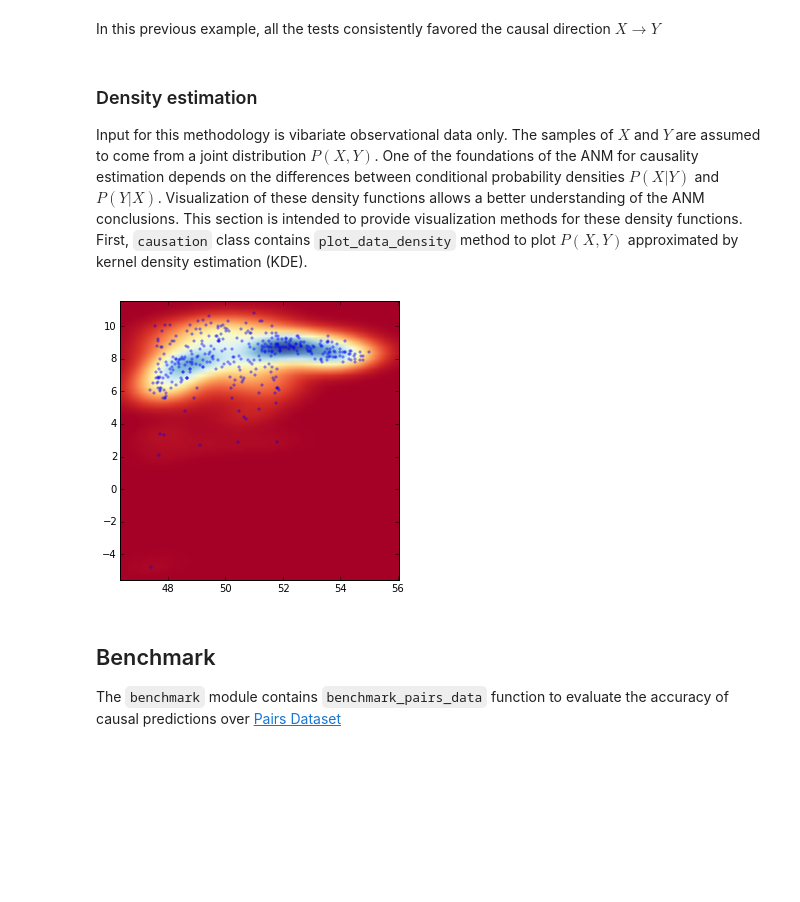
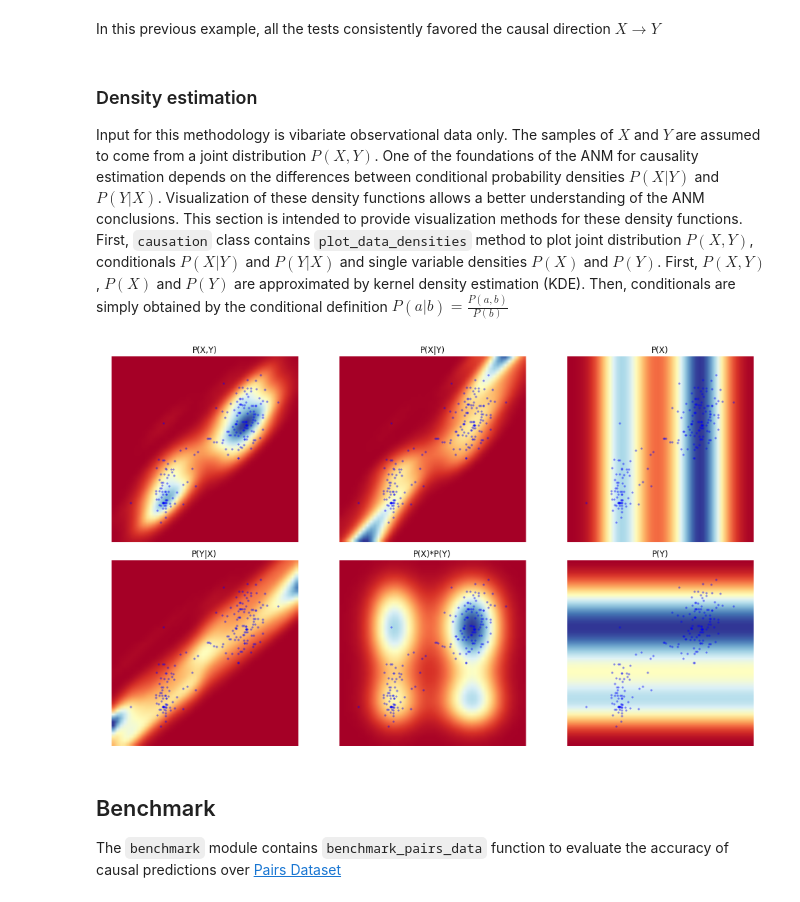
Before and after one commit to Suggestic/causation_engine, a Jupyter notebook: causationnb.ipynb, the cells around one changed output. Saved outputs shown, nothing was run; the diff lists cells and outputs as text; code cells hidden in the pictures; blank space fills up the shorter version.

Commit message:
DIAB-324 add density plots

```diff
--- a/causationnb.ipynb
+++ b/causationnb.ipynb
@@ -88,15 +90,15 @@ In this previous example, all the tests consistently favored the causal directio
 ### Density estimation
 Input for this methodology is vibariate observational data only. The samples of $X$ and $Y$ are assumed to come from a joint distribution $P(X,Y)$. One of the foundations of the ANM for causality estimation depends on the differences between conditional probability densities $P(X|Y)$ and $P(Y|X)$. Visualization of these density functions allows a better understanding of the ANM conclusions.
 This section is intended to provide visualization methods for these density functions.
-First, `causation` class contains `plot_data_density` method to plot $P(X,Y)$ approximated by kernel density estimation (KDE).
+First, `causation` class contains `plot_data_densities` method to plot joint distribution $P(X,Y)$, conditionals $P(X|Y)$ and $P(Y|X)$ and single variable densities $P(X)$ and $P(Y)$. First, $P(X,Y)$, $P(X)$ and $P(Y)$ are approximated by kernel density estimation (KDE). Then, conditionals are simply obtained by the conditional definition $P(a|b) = \frac{P(a,b)}{P(b)}$
 # %%
 from causation import *
 import numpy as np
-Z = np.loadtxt("pairs_dataset/pair0020.txt")
+Z = np.loadtxt("pairs_dataset/pair0019.txt")
 X, Y = Z[:,0], Z[:,1]
-causation(X,Y).plot_data_density(bw_method='silverman')
+causation(X,Y).plot_data_densities(bw_method='silverman')
 # %% [output]
-[figure, old version]
+[figure, new version]
 # %% [markdown]
 ## Benchmark
 
```
Also changed, not shown: parts of 1 cell of this notebook, 4 other files.
